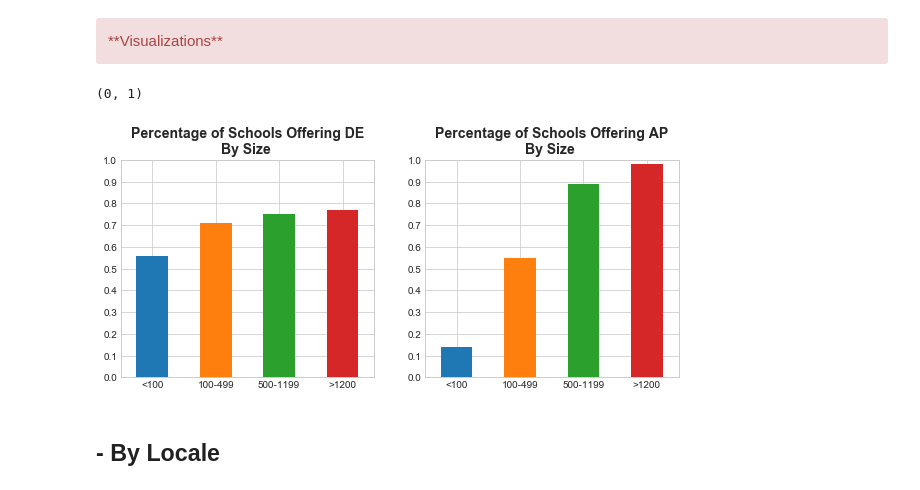
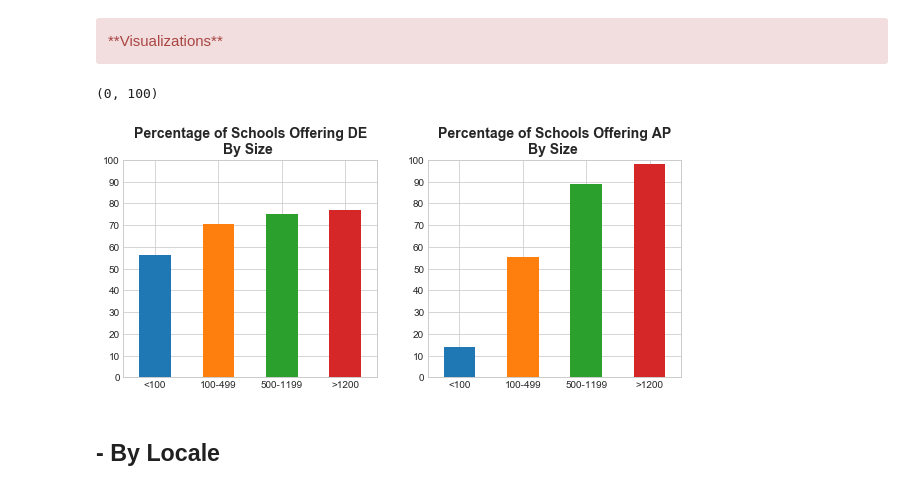
Before and after one commit to oconnoag/nacep_dual_enrollment_analysis, a Jupyter notebook: jupyter_notebooks/01_Flag_Analyses.ipynb, the cells around one changed output. Cells and saved outputs as stored; diff of their text form; code cells hidden in the pictures.

```diff
--- a/jupyter_notebooks/01_Flag_Analyses.ipynb
+++ b/jupyter_notebooks/01_Flag_Analyses.ipynb
@@ -127,0 +93,8 @@ Stored 'ap_by_size' (DataFrame)
+# %%
+de_by_size = flag_grouper(hs, 'size_group', 'DE')
+ap_by_size = flag_grouper(hs, 'size_group', 'AP')
+
+hs_by_size = pd.merge(de_by_size, ap_by_size, on = '# of HS Schools')
+hs_by_size = hs_by_size.rename({0: '<100', 1: '100-499', 2:'500-1199', 3:'1200+'})
+hs_by_size.index.names = ['Student Enrollment']
+hs_by_size
@@ -130,28 +110,28 @@ Stored 'ap_by_size' (DataFrame)
 # %%
 fig, (ax1,ax2) = plt.subplots(1,2, figsize = (10,4))
 
 plt.sca(ax1)
-hs_by_size.plot.bar(x = 'size_group', y = 'pct_de', ax = ax1)
+hs_by_size.plot.bar(y = 'DE Offering Rate', ax = ax1)
 plt.xticks(rotation = 0)
 plt.legend([])
 plt.xlabel('')
 plt.title('Percentage of Schools Offering DE\nBy Size ')
-plt.yticks(np.arange(0,1.1,0.1))
+plt.yticks(np.arange(0,110,10))
 plt.xticks([0,1,2,3], ['<100', '100-499', '500-1199', '>1200'])
-plt.ylim([0,1])
+plt.ylim([0,100])
 
 plt.sca(ax2)
-ap_by_size.plot.bar(x = 'size_group', y = 'pct_ap', ax=ax2)
+hs_by_size.plot.bar(y = 'AP Offering Rate', ax=ax2)
 plt.xticks(rotation = 0)
 plt.legend([])
 plt.xlabel('')
 plt.title('Percentage of Schools Offering AP\nBy Size ')
-plt.yticks(np.arange(0,1.1,0.1))
+plt.yticks(np.arange(0,110, 10))
 plt.xticks([0,1,2,3], ['<100', '100-499', '500-1199', '>1200'])
-plt.ylim([0,1])
+plt.ylim([0,100])
 # %% [output]
-(0, 1)
+(0, 100)
-[figure, old version]
+[figure, new version]
 # %% [markdown]
 ## - By Locale
 # %% [markdown]
```
Also changed, not shown: parts of 78 cells of this notebook, 2 other files.
